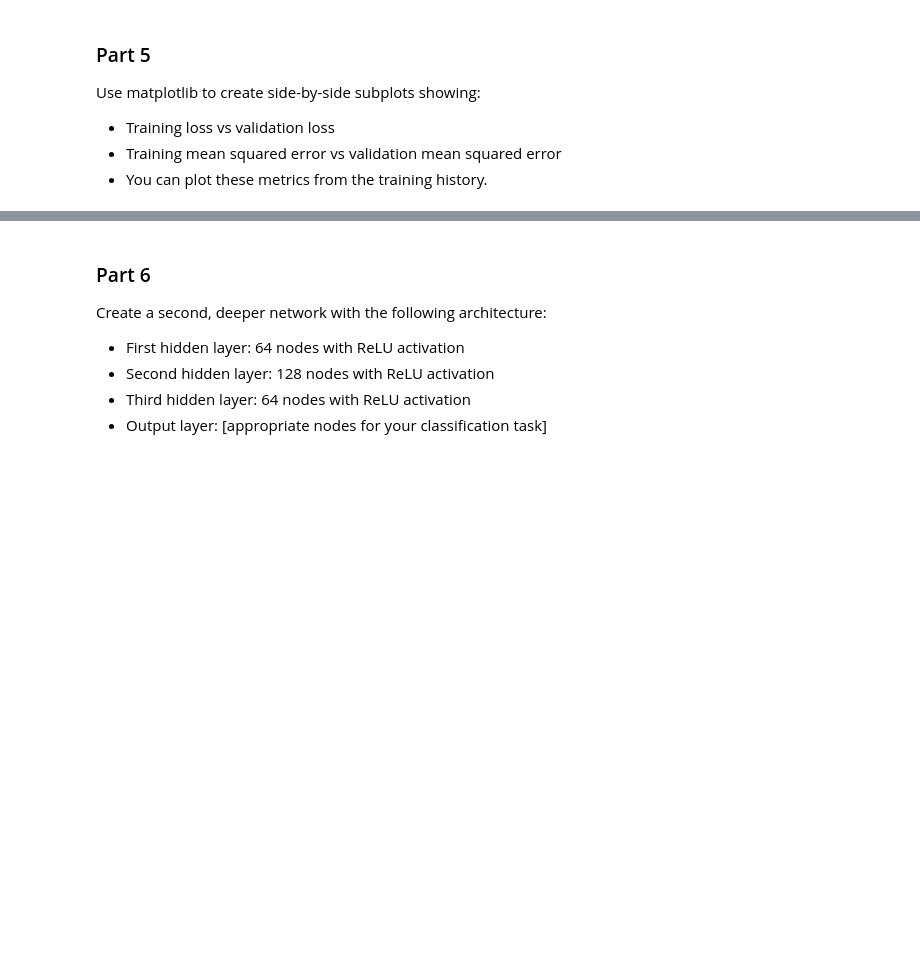
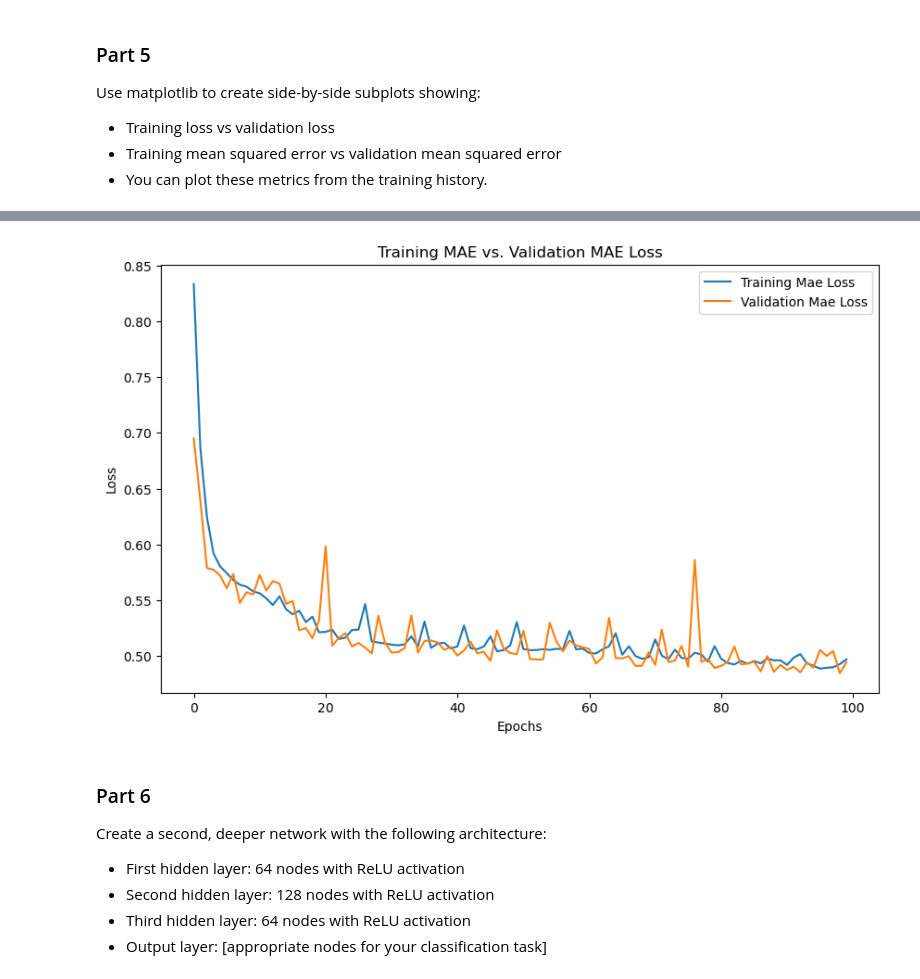
Before and after one commit to keljinda/neural_regression, a Jupyter notebook: starter-code.ipynb, the cells around one changed output, grey strips where cells are left out. Saved outputs shown, nothing was run; the diff lists cells and outputs as text; code cells hidden in the pictures; blank space fills up the shorter version.

```diff
--- a/starter-code.ipynb
+++ b/starter-code.ipynb
@@ -181,3 +165,18 @@ plt.show();
+# %%
+trainingmae_loss = history.history['mae']
+validationmae_loss = history.history.get('val_mae')
+
+# Plotting
+plt.figure(figsize=(10, 6))
+plt.plot(trainingmae_loss, label='Training Mae Loss')
+plt.plot(validationmae_loss, label='Validation Mae Loss')
+plt.title('Training MAE vs. Validation MAE Loss')
+plt.xlabel('Epochs')
+plt.ylabel('Loss')
+plt.legend()
+plt.show()
+# %% [output]
+[figure, added]
 # %% [markdown]
 ### Part 6
 
```
Also changed, not shown: parts of 13 cells of this notebook, 2 other files.
